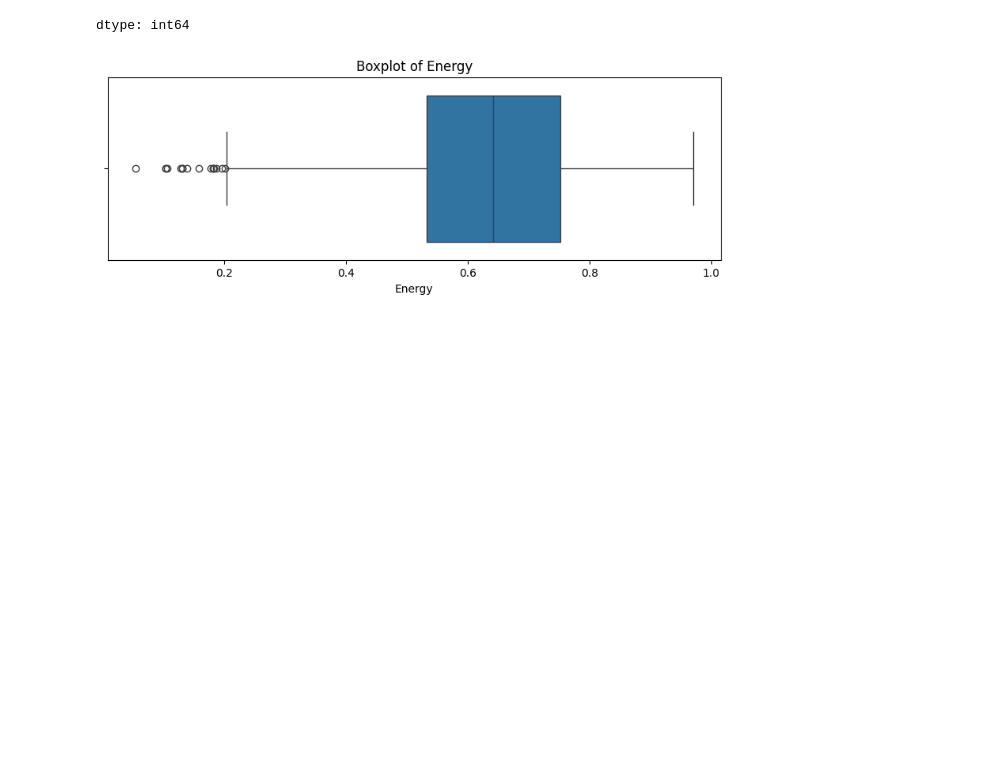
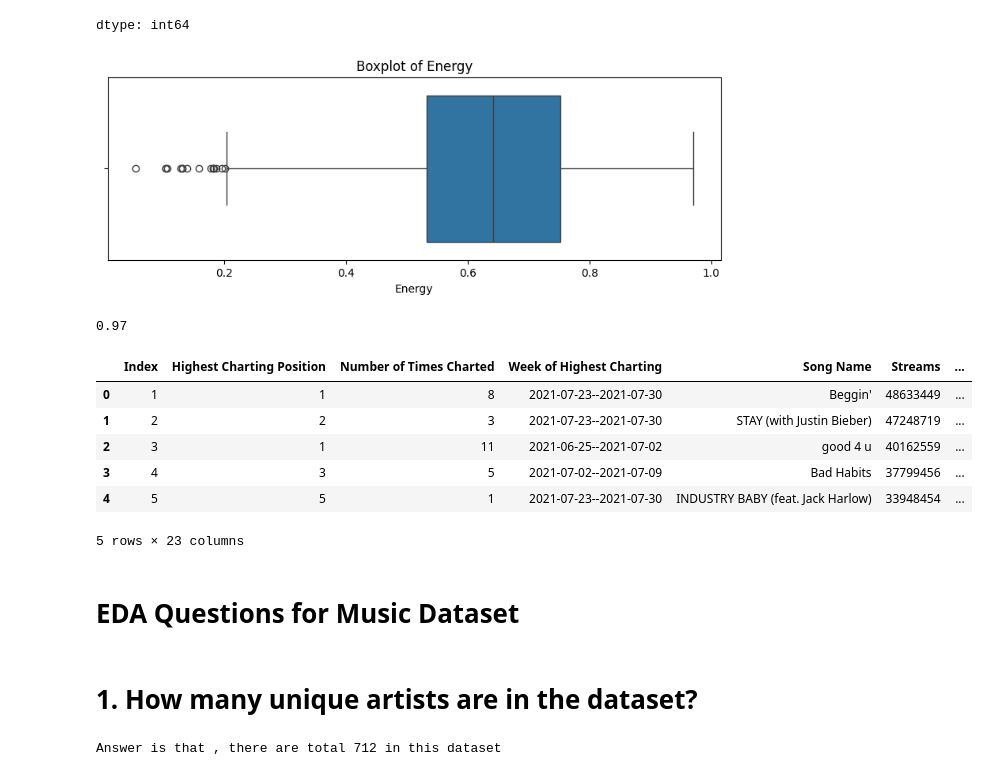
Before and after one commit to owaisnadeem18/EDA_Project_02_SMIT, a Jupyter notebook: EDA_Project_02_SMIT.ipynb, the cells around one changed output. Drawn from its saved outputs; the diff is of its cells as text; code cells hidden in the pictures; blank space fills up the shorter version.

Commit message:
Solved EDA assignment questions & understood data

```diff
--- a/EDA_Project_02_SMIT.ipynb
+++ b/EDA_Project_02_SMIT.ipynb
@@ -187,5 +187,29 @@ plt.figure(figsize=(10,3))
 sns.boxplot(x=data["Energy"] , data= data )
 plt.title("Boxplot of Energy")
 plt.show()
+
+data["Energy"].max()
 # %% [output]
 [figure]
+0.97
+# %%
+data.head()
+# %% [output]
+|  | Index | Highest Charting Position | Number of Times Charted | Week of Highest Charting | Song Name | Streams | ... |
+| 0 | 1 | 1 | 8 | 2021-07-23--2021-07-30 | Beggin' | 48633449 | ... |
+| 1 | 2 | 2 | 3 | 2021-07-23--2021-07-30 | STAY (with Justin Bieber) | 47248719 | ... |
+| 2 | 3 | 1 | 11 | 2021-06-25--2021-07-02 | good 4 u | 40162559 | ... |
+| 3 | 4 | 3 | 5 | 2021-07-02--2021-07-09 | Bad Habits | 37799456 | ... |
+| 4 | 5 | 5 | 1 | 2021-07-23--2021-07-30 | INDUSTRY BABY (feat. Jack Harlow) | 33948454 | ... |
+5 rows × 23 columns
+# %% [markdown]
+# **EDA Questions for Music Dataset**
+# %% [markdown]
+# **1. How many unique artists are in the dataset?**
+# %%
+unique_artists = data["Artist"].nunique()
+unique_artists
+
+print(f"Answer is that , there are total {unique_artists} in this dataset")
+# %% [output]
+Answer is that , there are total 712 in this dataset
```
Also changed, not shown: parts of 12 cells of this notebook.
